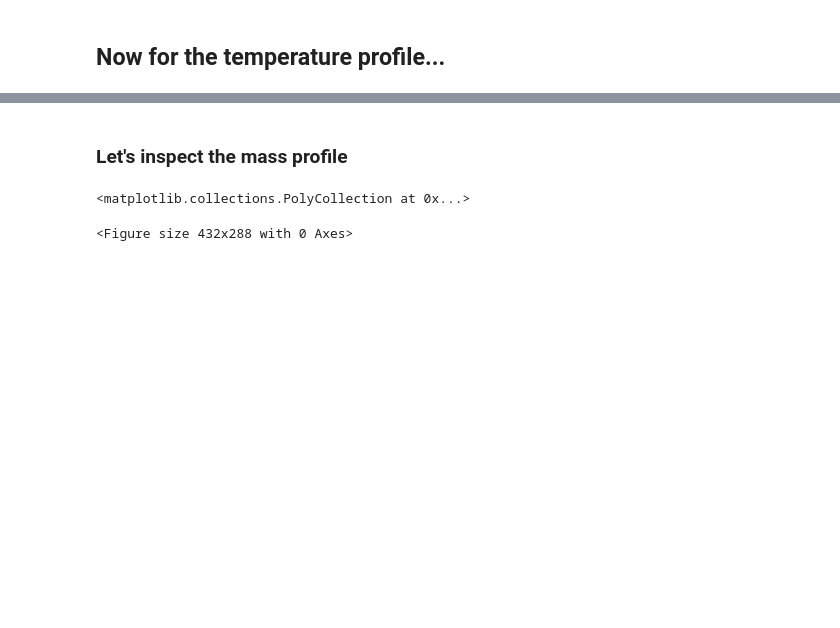
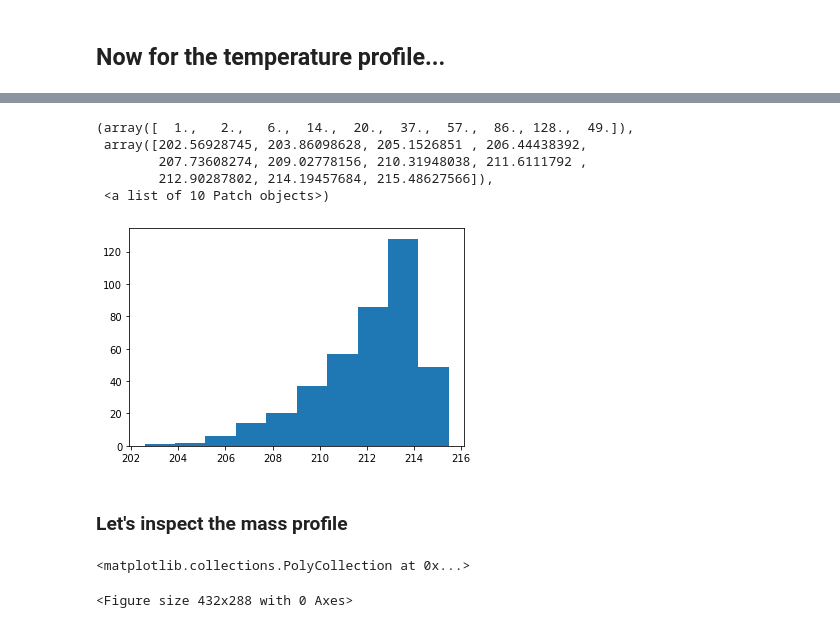
Before and after one commit to domeckert/hydromass, a Jupyter notebook: MACS0451.ipynb, the cells around one changed output, grey strips where cells are left out. Drawn from its saved outputs; the diff is of its cells as text; code cells hidden in the pictures; blank space fills up the shorter version.

```diff
--- a/MACS0451.ipynb
+++ b/MACS0451.ipynb
@@ -362,3 +410,14 @@ plt.legend(fontsize=22)
+# %%
+totlike = np.sum(np.asarray(tmhyd.trace['log_likelihood']['sb']), axis=2).flatten() + np.sum(np.asarray(tmhyd.trace['log_likelihood']['kt']), axis=2).flatten()
+# %%
+plt.hist(totlike)
+# %% [output]
+(array([  1.,   2.,   6.,  14.,  20.,  37.,  57.,  86., 128.,  49.]),
+ array([202.56928745, 203.86098628, 205.1526851 , 206.44438392,
+        207.73608274, 209.02778156, 210.31948038, 211.6111792 ,
+        212.90287802, 214.19457684, 215.48627566]),
+ <a list of 10 Patch objects>)
+[figure, added]
 # %% [markdown]
 ### Let's inspect the mass profile
 # %%
```
Also changed, not shown: parts of 8 cells of this notebook, 2 other files.
